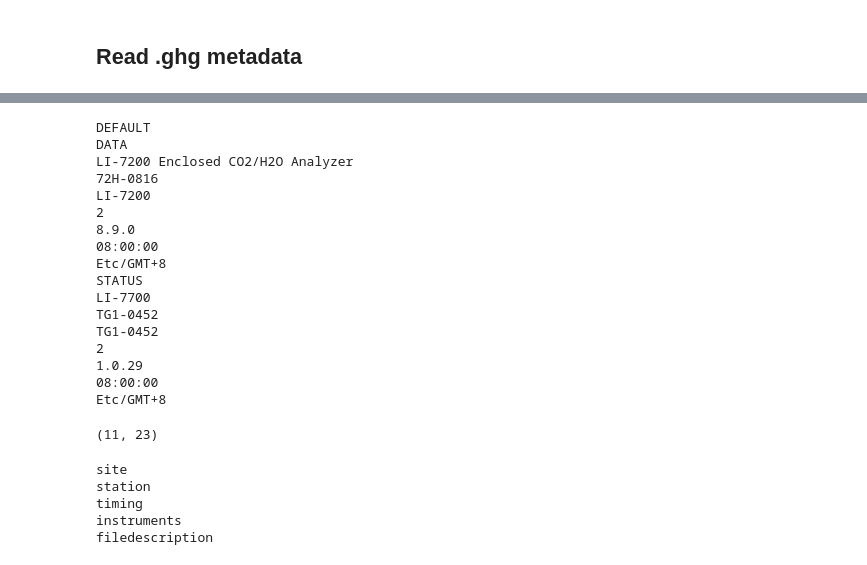
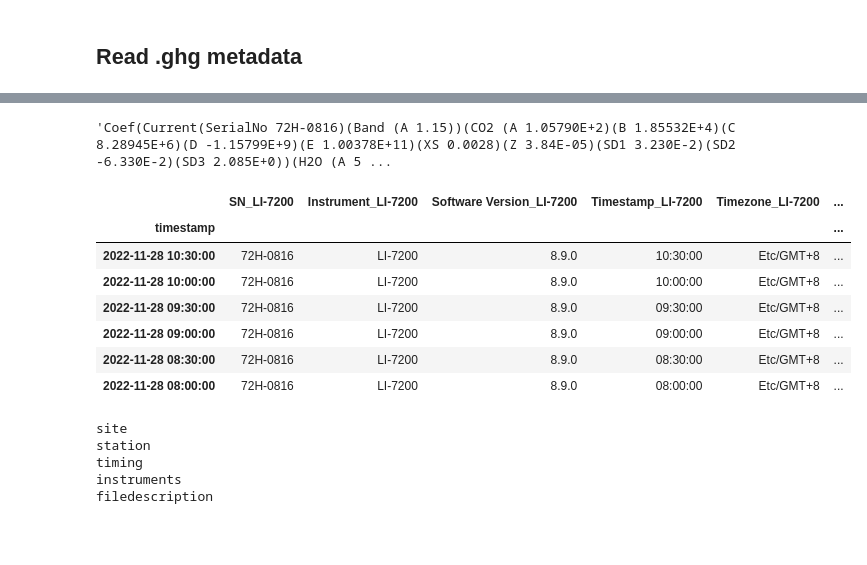
Before and after one commit to CANFLUX/GHG_Processing, a Jupyter notebook: GHG_Reader.ipynb, the cells around one changed output, grey strips where cells are left out. Drawn from its saved outputs; the diff is of its cells as text; code cells hidden in the pictures; blank space fills up the shorter version.

```diff
--- a/GHG_Reader.ipynb
+++ b/GHG_Reader.ipynb
@@ -39,31 +20,22 @@ STATUS
 # %%
-for key in RG.Headerdata.keys():
-    print(key)
-    for k in RG.Headerdata[key].keys():
-        print(RG.Headerdata[key][k])
+# for key in RG.Headerdata.keys():
+#     print(key)
+#     for k in RG.Headerdata[key].keys():
+RG.co2app.Coef
 # %% [output]
-DEFAULT
-DATA
-LI-7200 Enclosed CO2/H2O Analyzer
-72H-0816
-LI-7200
-2
-8.9.0
-08:00:00
-Etc/GMT+8
-STATUS
-LI-7700
-TG1-0452
-TG1-0452
-2
-1.0.29
-08:00:00
-Etc/GMT+8
+'Coef(Current(SerialNo 72H-0816)(Band (A 1.15))(CO2 (A 1.05790E+2)(B 1.85532E+4)(C 8.28945E+6)(D -1.15799E+9)(E 1.00378E+11)(XS 0.0028)(Z 3.84E-05)(SD1 3.230E-2)(SD2 -6.330E-2)(SD3 2.085E+0))(H2O (A 5 ...
 # %%
-
-RG.Records.shape
+#
+RG.Headers
 # %% [output]
-(11, 23)
+|  | SN_LI-7200 | Instrument_LI-7200 | Software Version_LI-7200 | Timestamp_LI-7200 | Timezone_LI-7200 | ... |
+| timestamp |  |  |  |  |  | ... |
+| 2022-11-28 10:30:00 | 72H-0816 | LI-7200 | 8.9.0 | 10:30:00 | Etc/GMT+8 | ... |
+| 2022-11-28 10:00:00 | 72H-0816 | LI-7200 | 8.9.0 | 10:00:00 | Etc/GMT+8 | ... |
+| 2022-11-28 09:30:00 | 72H-0816 | LI-7200 | 8.9.0 | 09:30:00 | Etc/GMT+8 | ... |
+| 2022-11-28 09:00:00 | 72H-0816 | LI-7200 | 8.9.0 | 09:00:00 | Etc/GMT+8 | ... |
+| 2022-11-28 08:30:00 | 72H-0816 | LI-7200 | 8.9.0 | 08:30:00 | Etc/GMT+8 | ... |
+| 2022-11-28 08:00:00 | 72H-0816 | LI-7200 | 8.9.0 | 08:00:00 | Etc/GMT+8 | ... |
 # %%
 for k in RG.ini['METADATA'].keys():
     print(k)
```
Also changed, not shown: parts of 7 cells of this notebook, 2 other files.
